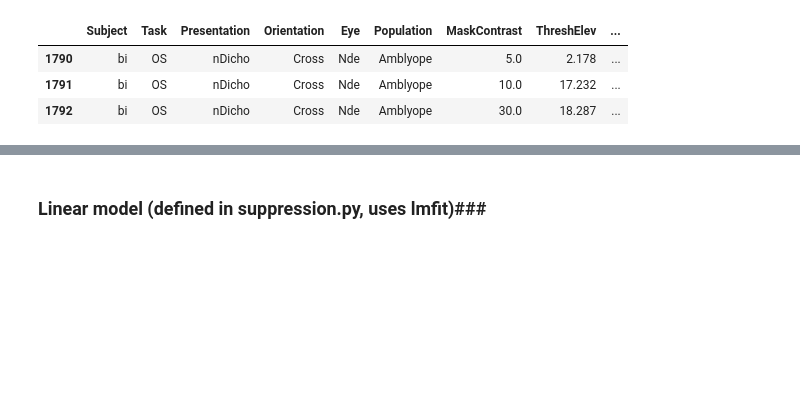
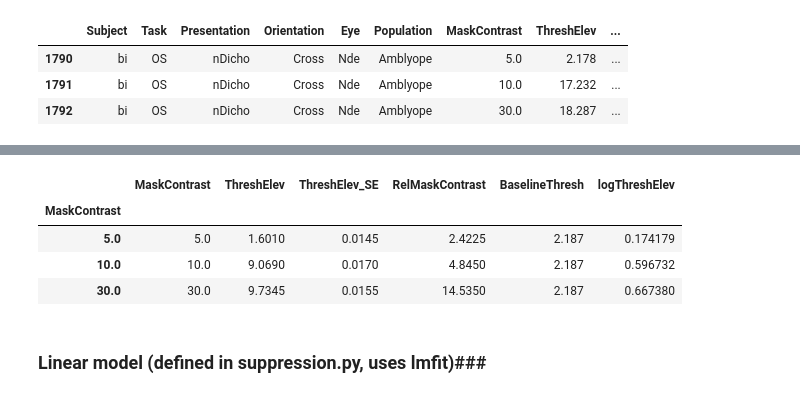
Before and after one commit to smerdis/mrs_amblyopia, a Jupyter notebook: Per-Subject Modelling.ipynb, the cells around one changed output, grey strips where cells are left out. Drawn from its saved outputs; the diff is of its cells as text; code cells hidden in the pictures; blank space fills up the shorter version.

```diff
--- a/Per-Subject Modelling.ipynb
+++ b/Per-Subject Modelling.ipynb
@@ -154,3 +180,12 @@ goi2
+# %%
+tt_results = tt_onesub.groupby('MaskContrast').apply(np.mean)
+tt_results
+# %% [output]
+|  | MaskContrast | ThreshElev | ThreshElev_SE | RelMaskContrast | BaselineThresh | logThreshElev |
+| MaskContrast |  |  |  |  |  |  |
+| 5.0 | 5.0 | 1.6010 | 0.0145 | 2.4225 | 2.187 | 0.174179 |
+| 10.0 | 10.0 | 9.0690 | 0.0170 | 4.8450 | 2.187 | 0.596732 |
+| 30.0 | 30.0 | 9.7345 | 0.0155 | 14.5350 | 2.187 | 0.667380 |
 # %% [markdown]
 ### Linear model (defined in suppression.py, uses lmfit)###
 # %%
```
Also changed, not shown: parts of 3 cells of this notebook.
